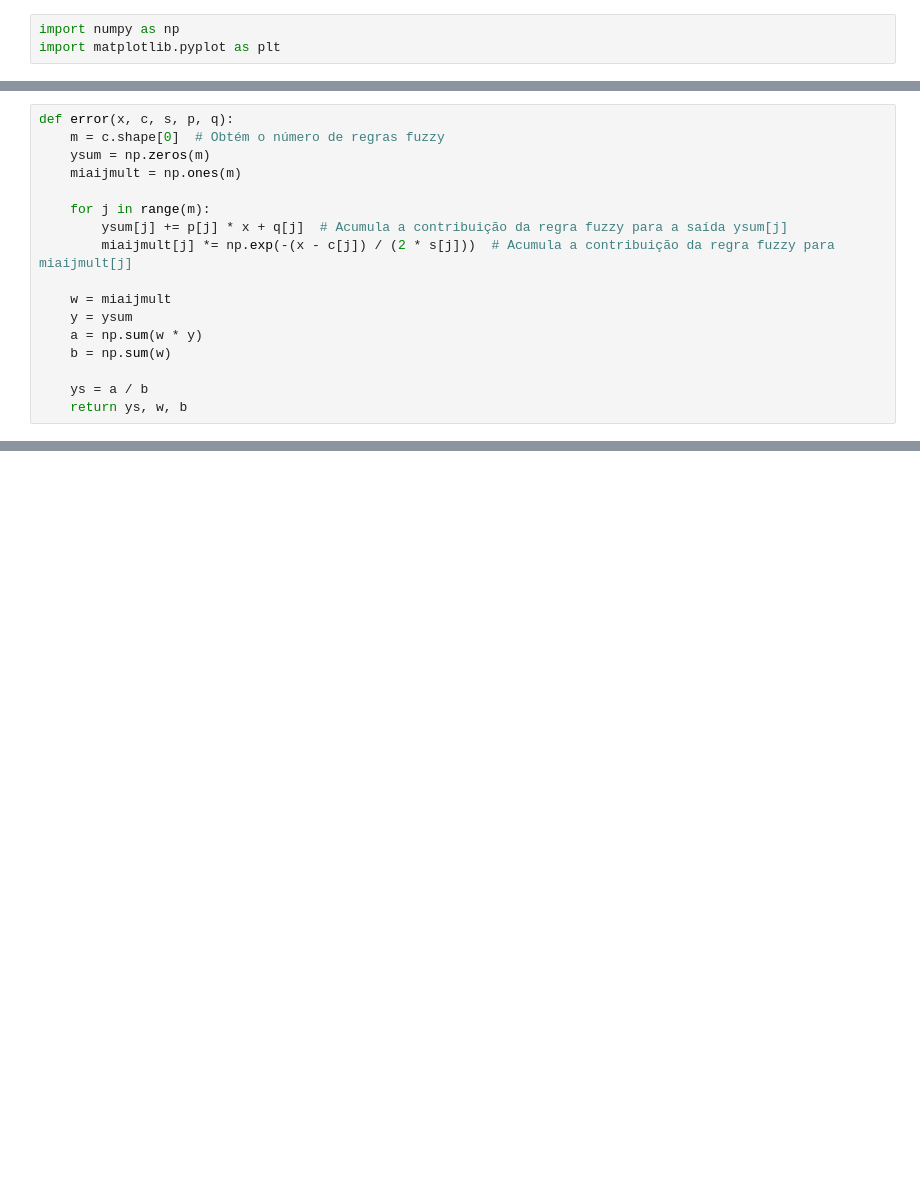
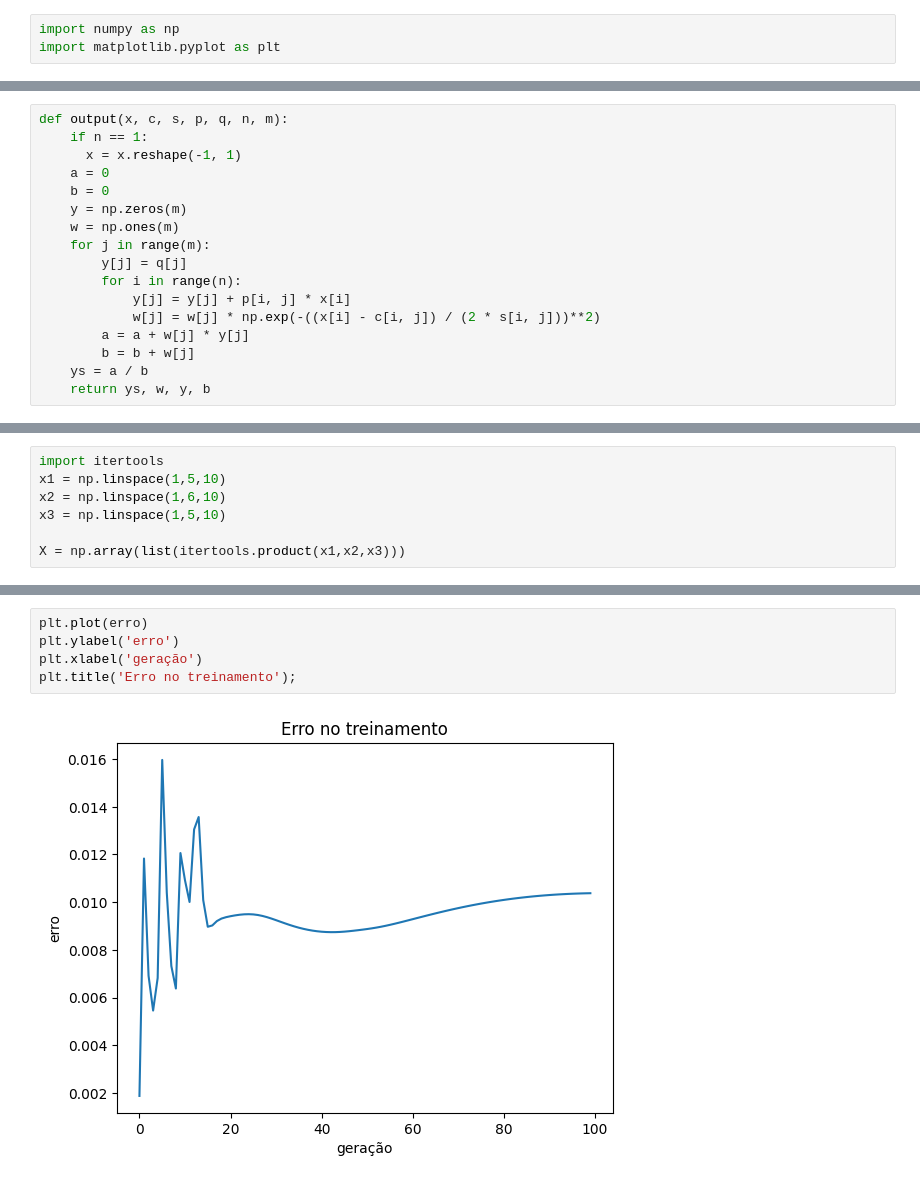
Before and after one commit to eriksonsantos/neurofuzzy, a Jupyter notebook: anfis.ipynb, the cells around one changed output, grey strips where cells are left out. Drawn from its saved outputs; the diff is of its cells as text; blank space fills up the shorter version.

```diff
--- a/anfis.ipynb
+++ b/anfis.ipynb
@@ -37,17 +34,17 @@ def neuro_fuzzy(x, y, num_epocas, alfa, m, c, s, p, q):
 # %%
-def error(x, c, s, p, q):
-    m = c.shape[0]  # Obtém o número de regras fuzzy
-    ysum = np.zeros(m)
-    miaijmult = np.ones(m)
-
+def output(x, c, s, p, q, n, m):
+    if n == 1:
+      x = x.reshape(-1, 1)
+    a = 0
+    b = 0
+    y = np.zeros(m)
+    w = np.ones(m)
     for j in range(m):
-        ysum[j] += p[j] * x + q[j]  # Acumula a contribuição da regra fuzzy para a saída ysum[j]
-        miaijmult[j] *= np.exp(-(x - c[j]) / (2 * s[j]))  # Acumula a contribuição da regra fuzzy para miaijmult[j]
-
-    w = miaijmult
-    y = ysum
-    a = np.sum(w * y)
-    b = np.sum(w)
-
+        y[j] = q[j]
+        for i in range(n):
+            y[j] = y[j] + p[i, j] * x[i]
+            w[j] = w[j] * np.exp(-((x[i] - c[i, j]) / (2 * s[i, j]))**2)
+        a = a + w[j] * y[j]
+        b = b + w[j]
     ys = a / b
-    return ys, w, b
+    return ys, w, y, b
@@ -53,0 +119,7 @@ def error(x, c, s, p, q):
+# %%
+import itertools
+x1 = np.linspace(1,5,10)
+x2 = np.linspace(1,6,10)
+x3 = np.linspace(1,5,10)
+
+X = np.array(list(itertools.product(x1,x2,x3)))
@@ -53,0 +197,7 @@ def error(x, c, s, p, q):
+# %%
+plt.plot(erro)
+plt.ylabel('erro')
+plt.xlabel('geração')
+plt.title('Erro no treinamento');
+# %% [output]
+[figure, added]
```
Also changed, not shown: parts of 26 cells of this notebook.
